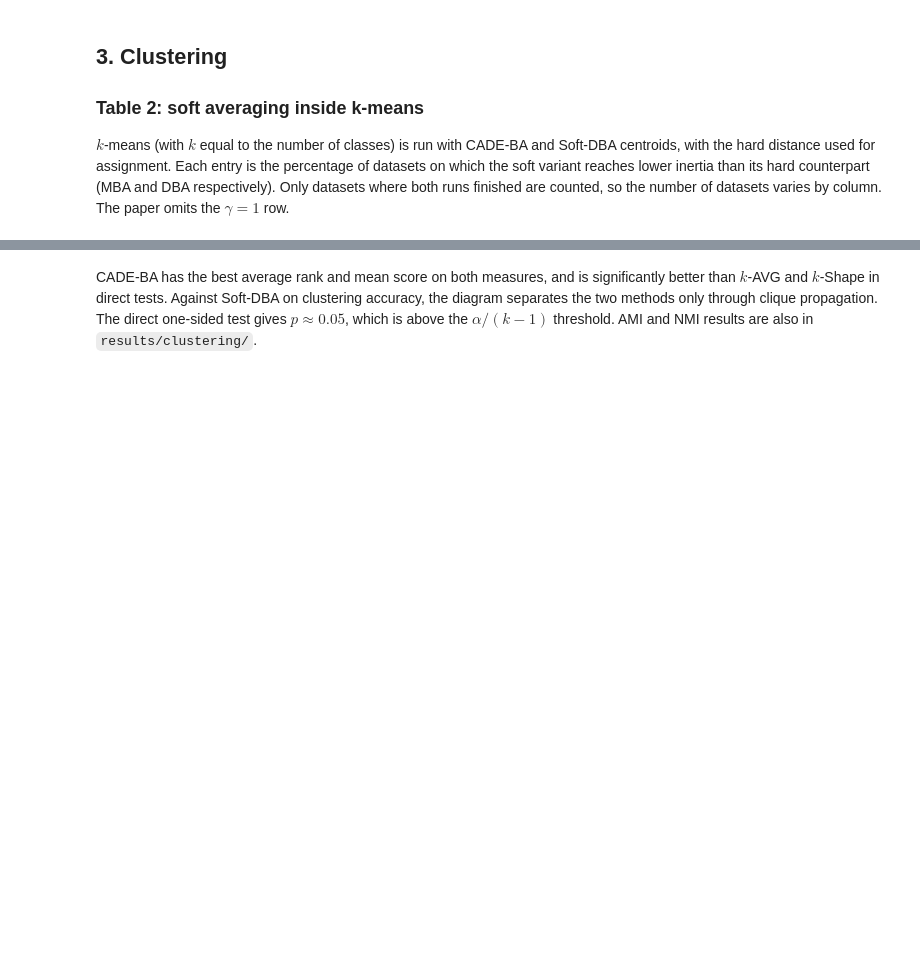
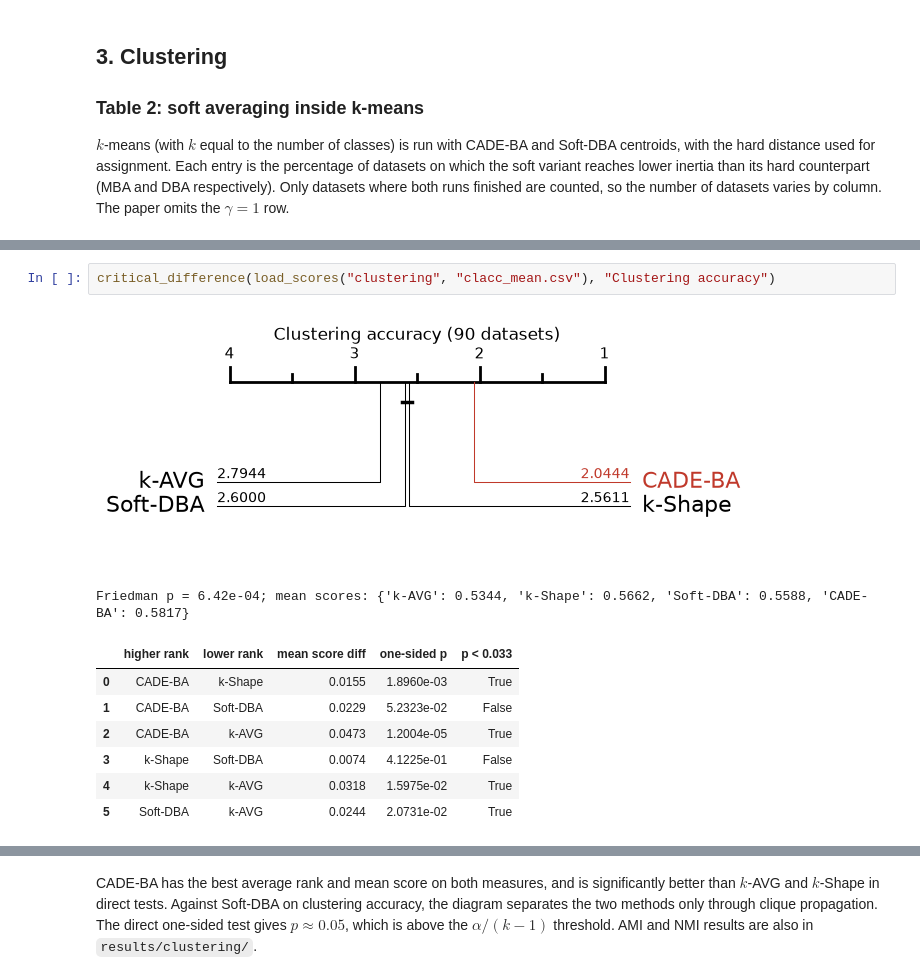
Before and after one commit to TonyBagnall/CADE, a Jupyter notebook: notebooks/reproduce_paper.ipynb, the cells around one changed output, grey strips where cells are left out. Drawn from its saved outputs; the diff is of its cells as text; blank space fills up the shorter version.

```diff
--- a/notebooks/reproduce_paper.ipynb
+++ b/notebooks/reproduce_paper.ipynb
@@ -361 +308,13 @@ def compare(folder, files, alpha=0.1):
+# %%
+critical_difference(load_scores("clustering", "clacc_mean.csv"), "Clustering accuracy")
+# %% [output]
+[figure, added]
+Friedman p = 6.42e-04; mean scores: {'k-AVG': 0.5344, 'k-Shape': 0.5662, 'Soft-DBA': 0.5588, 'CADE-BA': 0.5817}
+|  | higher rank | lower rank | mean score diff | one-sided p | p < 0.033 |
+| 0 | CADE-BA | k-Shape | 0.0155 | 1.8960e-03 | True |
+| 1 | CADE-BA | Soft-DBA | 0.0229 | 5.2323e-02 | False |
+| 2 | CADE-BA | k-AVG | 0.0473 | 1.2004e-05 | True |
+| 3 | k-Shape | Soft-DBA | 0.0074 | 4.1225e-01 | False |
+| 4 | k-Shape | k-AVG | 0.0318 | 1.5975e-02 | True |
+| 5 | Soft-DBA | k-AVG | 0.0244 | 2.0731e-02 | True |
 # %%
```
Also changed, not shown: parts of 16 cells of this notebook, 11 other files.
